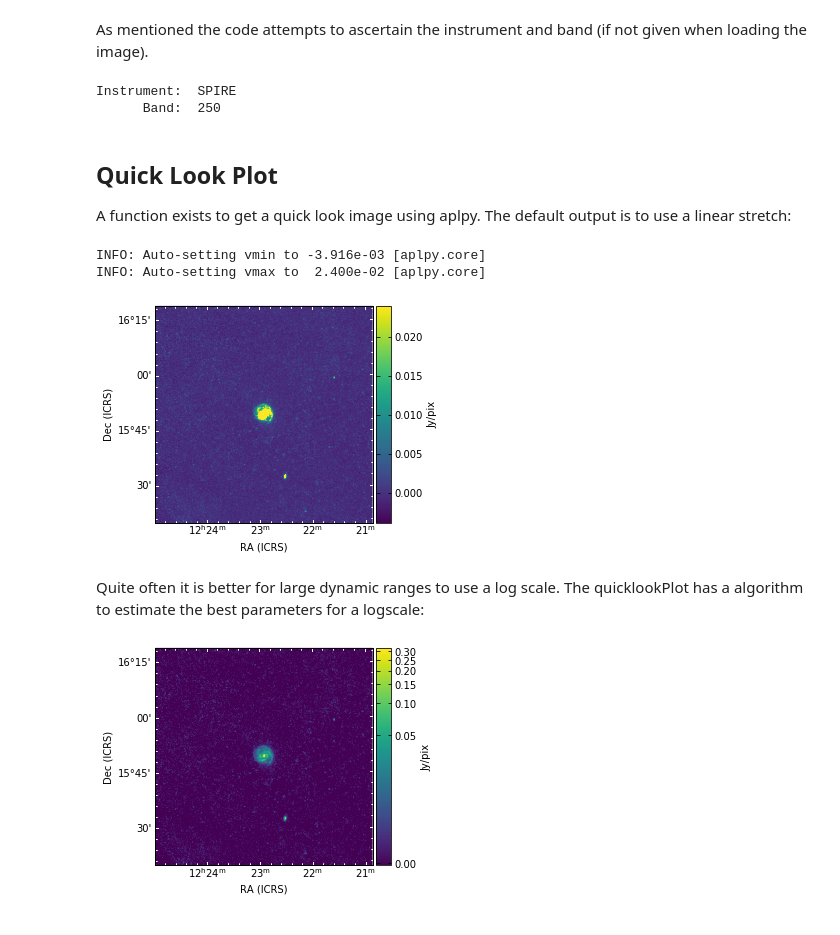
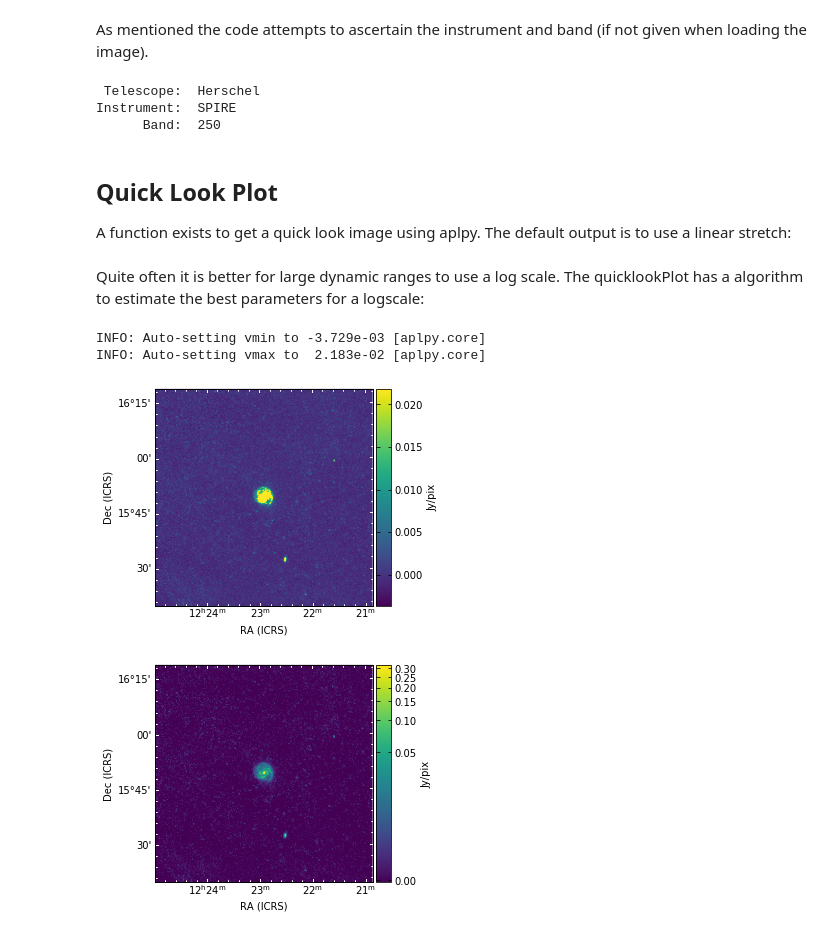
Before and after one commit to mwls/astroIm, a Jupyter notebook: Notebooks/AstroImage Tutorial.ipynb, the cells around one changed output. Saved outputs shown, nothing was run; the diff lists cells and outputs as text; code cells hidden in the pictures.

```diff
--- a/Notebooks/AstroImage Tutorial.ipynb
+++ b/Notebooks/AstroImage Tutorial.ipynb
@@ -41,23 +45,25 @@ fitsImage = astroImage(pj(folder,"NGC4321_SPIRE_250.fits"), dustpediaHeaderCorre
 # %% [markdown]
 As mentioned the code attempts to ascertain the instrument and band (if not given when loading the image).
 # %%
+print(" Telescope: ", fitsImage.telescope)
 print("Instrument: ", fitsImage.instrument)
 print("      Band: ", fitsImage.band)
 # %% [output]
+ Telescope:  Herschel
 Instrument:  SPIRE
       Band:  250
 # %% [markdown]
 <h2>Quick Look Plot</h2>
 
 A function exists to get a quick look image using aplpy. The default output is to use a linear stretch:
-# %%
-# default quick look plot
-fitsImage.quicklookPlot()
-# %% [output]
-INFO: Auto-setting vmin to -3.916e-03 [aplpy.core]
-INFO: Auto-setting vmax to  2.400e-02 [aplpy.core]
-[figure, removed]
 # %% [markdown]
 Quite often it is better for large dynamic ranges to use a log scale. The quicklookPlot has a algorithm to estimate the best parameters for a logscale:
+# %%
+# default plot
+fitsImage.plot()
+# %% [output]
+INFO: Auto-setting vmin to -3.729e-03 [aplpy.core]
+INFO: Auto-setting vmax to  2.183e-02 [aplpy.core]
+[figure, added]
 # %%
 # default quick look plot with log scale
```
Also changed, not shown: parts of 19 cells of this notebook, 1 other file.
